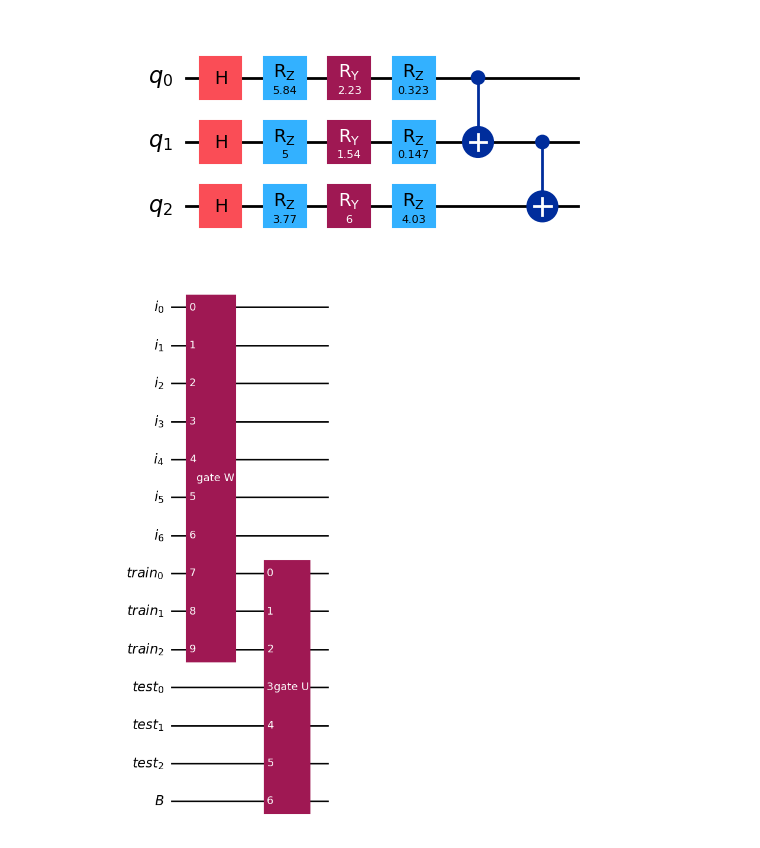
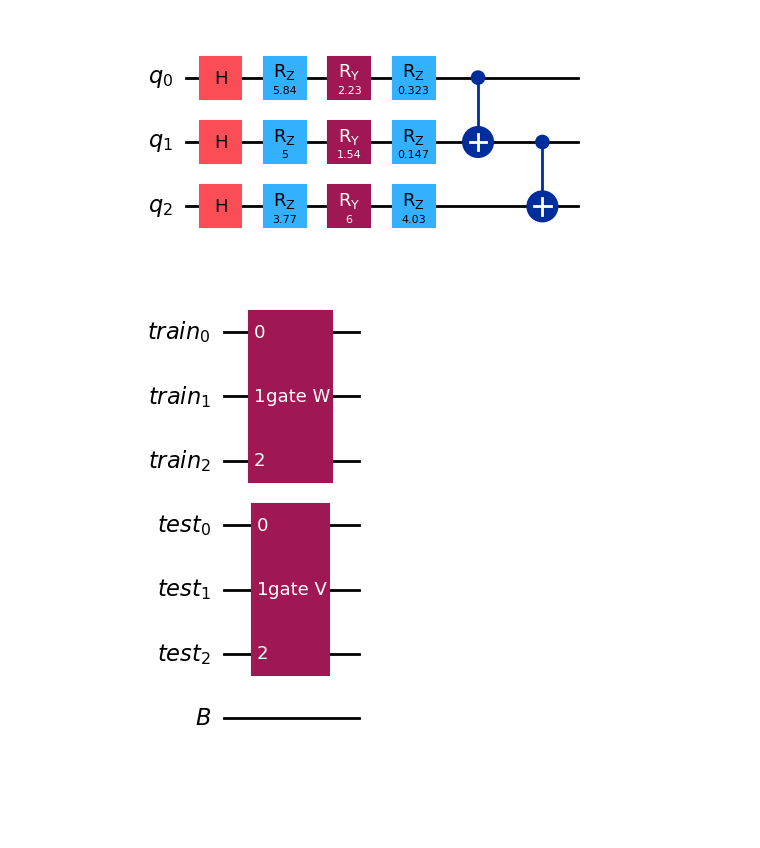
Before and after one commit to Aadipat/QuantumEngineeringProjectGroup8, a Jupyter notebook: Initialization states.ipynb, the cells around one changed output. Saved outputs shown, nothing was run; the diff lists cells and outputs as text; code cells hidden in the pictures; blank space fills up the shorter version.

```diff
--- a/Initialization states.ipynb
+++ b/Initialization states.ipynb
@@ -127,9 +195,9 @@ with open("W_gate.qpy", "wb") as file:
 # %%
 # Load gate W and add it to the circuit
-with open("W_gate.qpy", "rb") as handle:
+with open("W_gate 2.qpy", "rb") as handle:
     qc = qpy.load(handle)
 # %%
 # Add W to the circuit
-qknn.append(qc[0], list(index_reg) + list(train_reg))
+qknn.append(qc[0], list(train_reg))
 qknn.draw("mpl")
 # %% [output]
@@ -176,11 +228,8 @@ qc2[0].draw("mpl")
 # %% [output]
 [figure]
 # %%
-# Create U gate
-U = gate_U(train_reg, test_reg, B, qc2[0], n_qubits)
-
-# Add U to the circuit
-qknn.append(U, list(train_reg) + list(test_reg) + list(B))
+# Add V to the circuit
+qknn.append(qc2[0], list(test_reg))
 qknn.draw("mpl")
 # %% [output]
-[figure, old version]
+[figure, new version]
```
Also changed, not shown: parts of 9 cells of this notebook, 2 other files.
